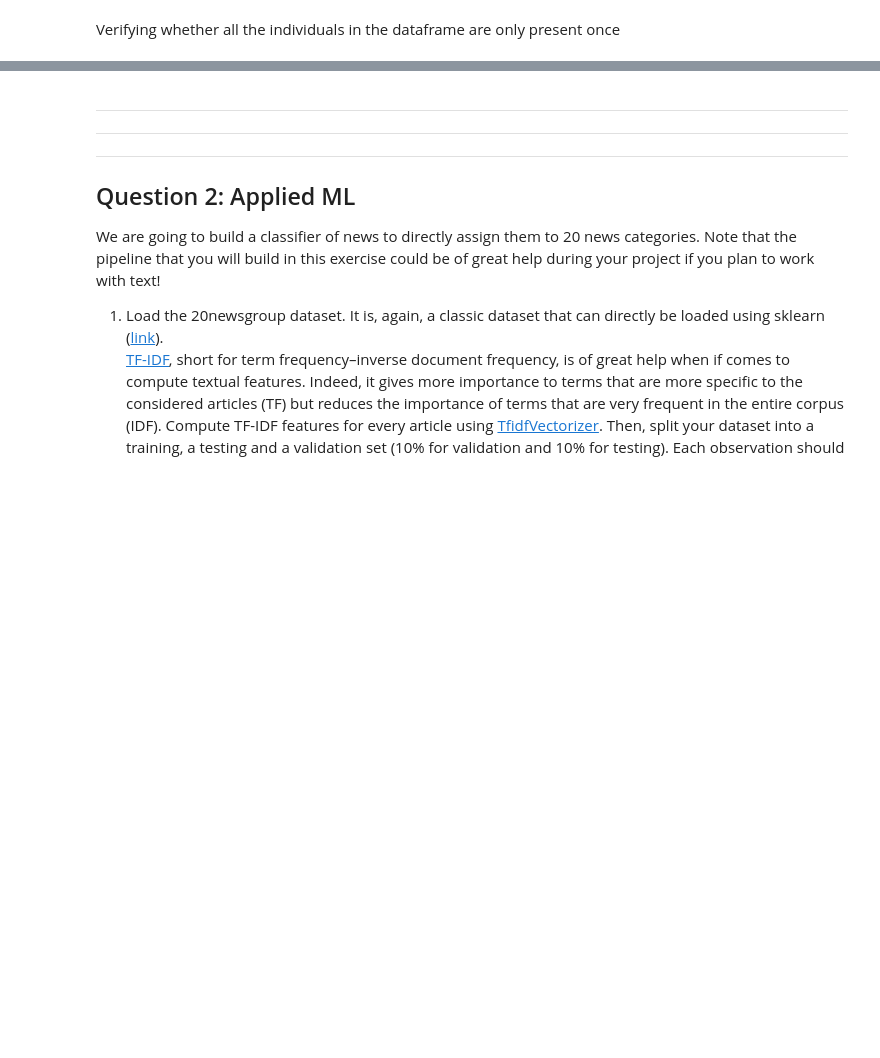
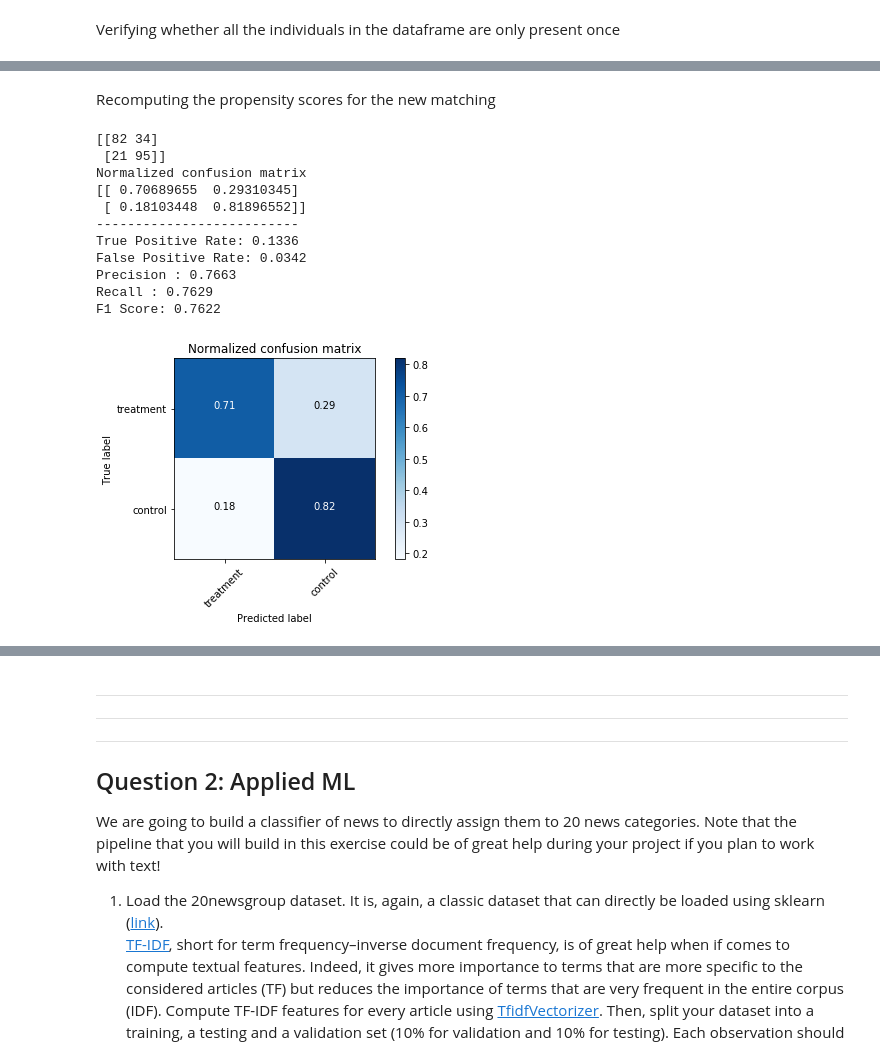
Before and after one commit to LailaHms/ADA2017_Homeworks, a Jupyter notebook: 04 - Applied ML/Homework 04 - Applied ML.ipynb, the cells around one changed output, grey strips where cells are left out. Cells and saved outputs as stored; diff of their text form; code cells hidden in the pictures; blank space fills up the shorter version.

Commit message:
Added final plots, TODO : finish commenting and answering the questions. Some statistical measures are missing

```diff
--- a/04 - Applied ML/Homework 04 - Applied ML.ipynb
+++ b/04 - Applied ML/Homework 04 - Applied ML.ipynb
@@ -550,7 +550,7 @@ def propensity_scores(df):
     X = pd.get_dummies(df[treatment_features])
     X.head(10)
     # The labels
-    y = df[treatment_class]
+    y = df[treatment_class].tolist()
     # The model
     logistic = LogisticRegression()
     # Fit the model to the data
@@ -601,7 +601,7 @@ Looking at the normalized confusion matrix for the prediction labels we can see
 
 http://jfinkels-networkx.readthedocs.io/en/latest/reference/algorithms/generated/networkx.algorithms.matching.max_weight_matching.html
 # %%
-def bipartite_matching(df, labels, pred):
+def bipartite_matching(labels, pred):
     # Create a bipartite graph from the weighted adjacency matrix
     G=nx.Graph()
 
@@ -680,8 +680,6 @@ for race in ["black", "white", "hispan"]:
     race_prop_data.reset_index(inplace = True)
 
     # Compute the propensity scores
-    treated = race_prop_data[race_prop_data['treat']==1]
-    control = race_prop_data[race_prop_data['treat']==0]
     pred, labels, race_prop_data = propensity_scores(race_prop_data)
 
     # Do the matching
@@ -702,0 +708,24 @@ True
+# %% [markdown]
+Recomputing the propensity scores for the new matching
+# %%
+final_prop_data = final_matching_df.copy()
+final_prop_data.reset_index(inplace = True)
+pred, labels, final_prop_data = propensity_scores(final_prop_data)
+# Computing the confusion matrix
+
+final_prop_data["Estimated Treatment"] = np.where(final_prop_data["Probability of Treatment"]>=0.45, 1, 0)
+
+my_confusion_matrix(labels, final_prop_data["Estimated Treatment"].tolist(), ["treatment", "control"])
+# %% [output]
+[[82 34]
+ [21 95]]
+Normalized confusion matrix
+[[ 0.70689655  0.29310345]
+ [ 0.18103448  0.81896552]]
+--------------------------
+True Positive Rate: 0.1336
+False Positive Rate: 0.0342
+Precision : 0.7663
+Recall : 0.7629
+F1 Score: 0.7622
+[figure, added]
```
Also changed, not shown: parts of 24 cells of this notebook.
